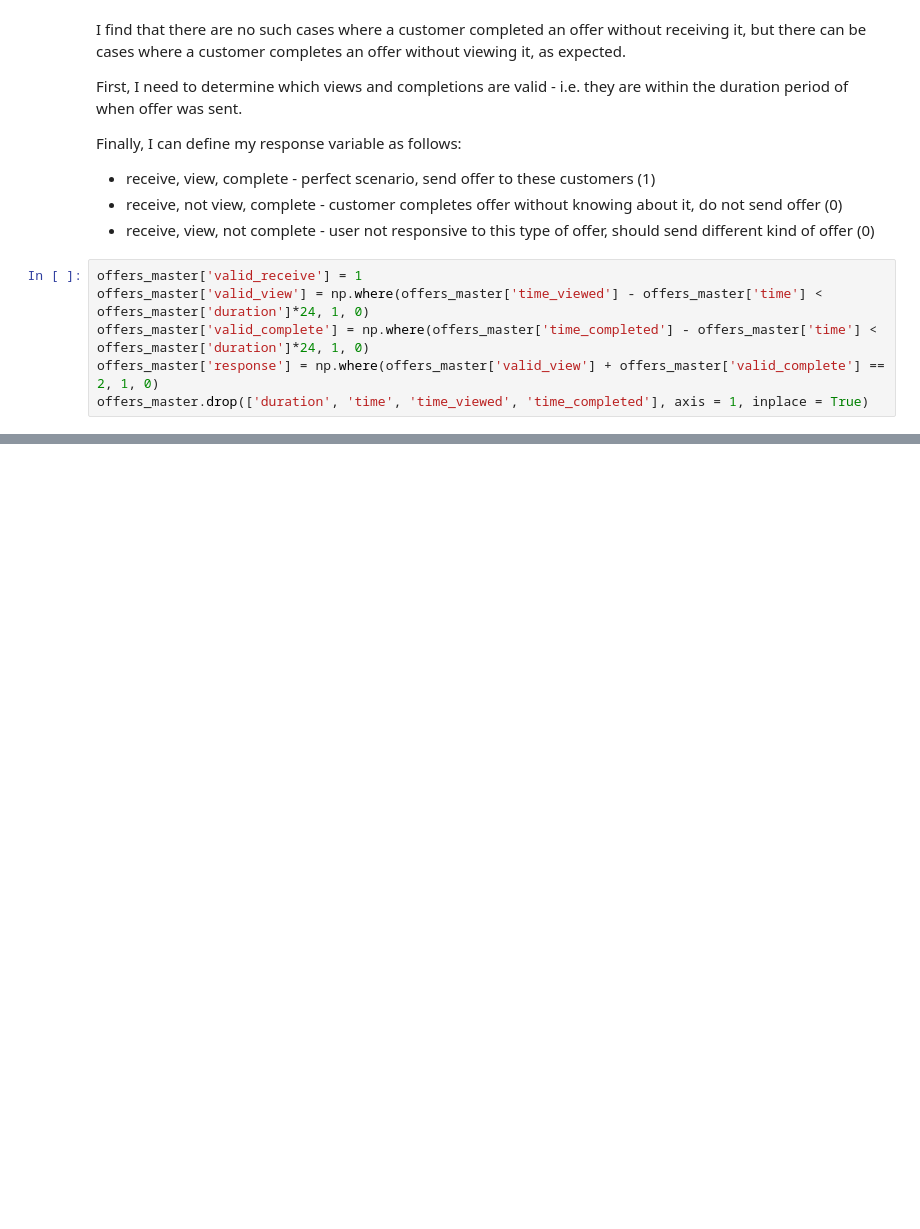
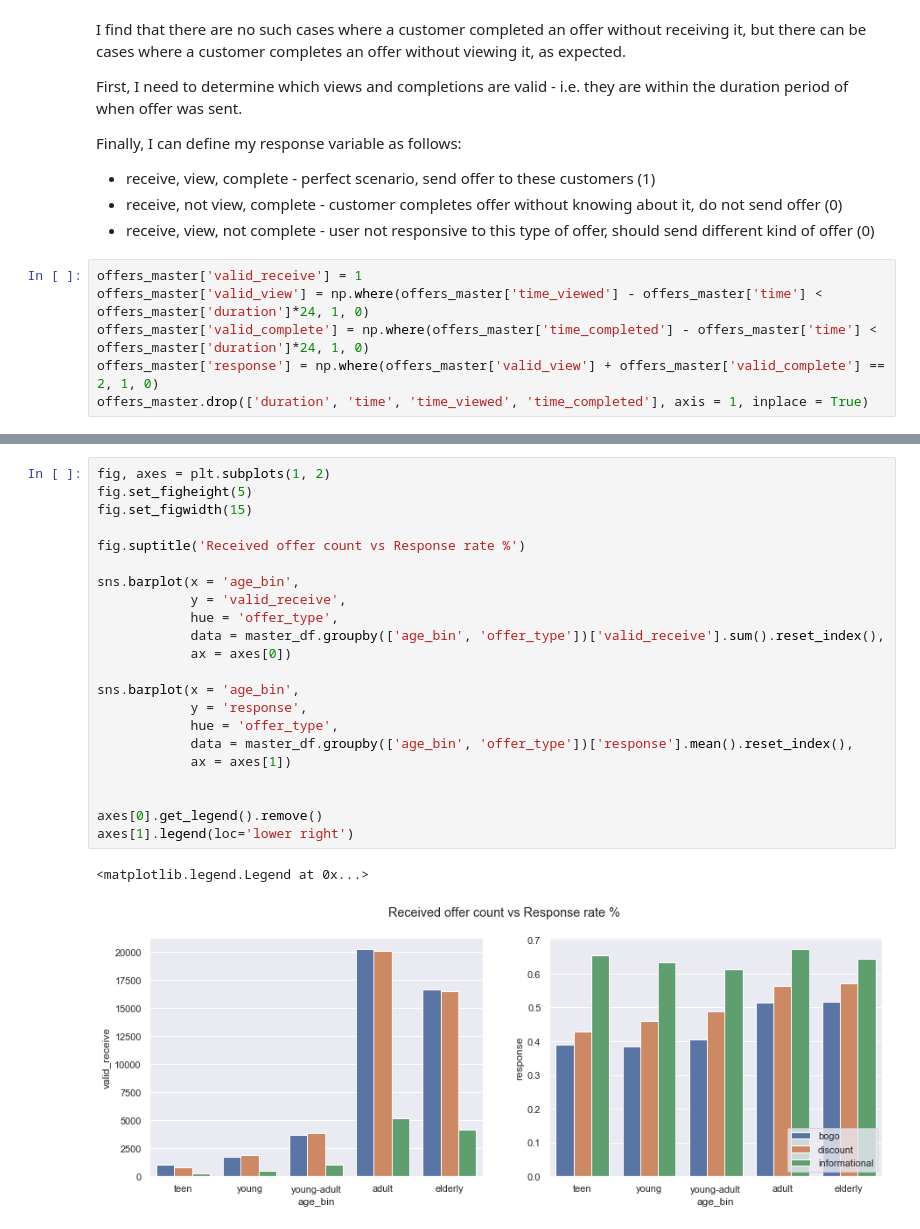
Before and after one commit to arrrunas/starbucks-capstone, a Jupyter notebook: Starbucks_Capstone_final.ipynb, the cells around one changed output, grey strips where cells are left out. Saved outputs shown, nothing was run; the diff lists cells and outputs as text; blank space fills up the shorter version.

```diff
--- a/Starbucks_Capstone_final.ipynb
+++ b/Starbucks_Capstone_final.ipynb
@@ -265,0 +369,25 @@ offers_master.drop(['duration', 'time', 'time_viewed', 'time_completed'], axis =
+# %%
+fig, axes = plt.subplots(1, 2)
+fig.set_figheight(5)
+fig.set_figwidth(15)
+
+fig.suptitle('Received offer count vs Response rate %')
+
+sns.barplot(x = 'age_bin',
+            y = 'valid_receive',
+            hue = 'offer_type',
+            data = master_df.groupby(['age_bin', 'offer_type'])['valid_receive'].sum().reset_index(),
+            ax = axes[0])
+
+sns.barplot(x = 'age_bin',
+            y = 'response',
+            hue = 'offer_type',
+            data = master_df.groupby(['age_bin', 'offer_type'])['response'].mean().reset_index(),
+            ax = axes[1])
+
+
+axes[0].get_legend().remove()
+axes[1].legend(loc='lower right')
+# %% [output]
+<matplotlib.legend.Legend at 0x...>
+[figure, added]
```
Also changed, not shown: parts of 22 cells of this notebook.
